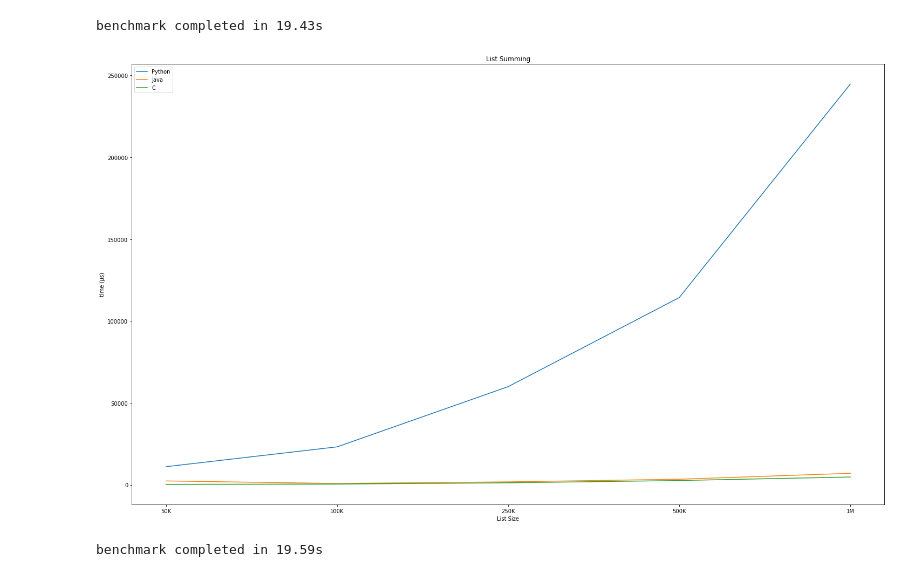
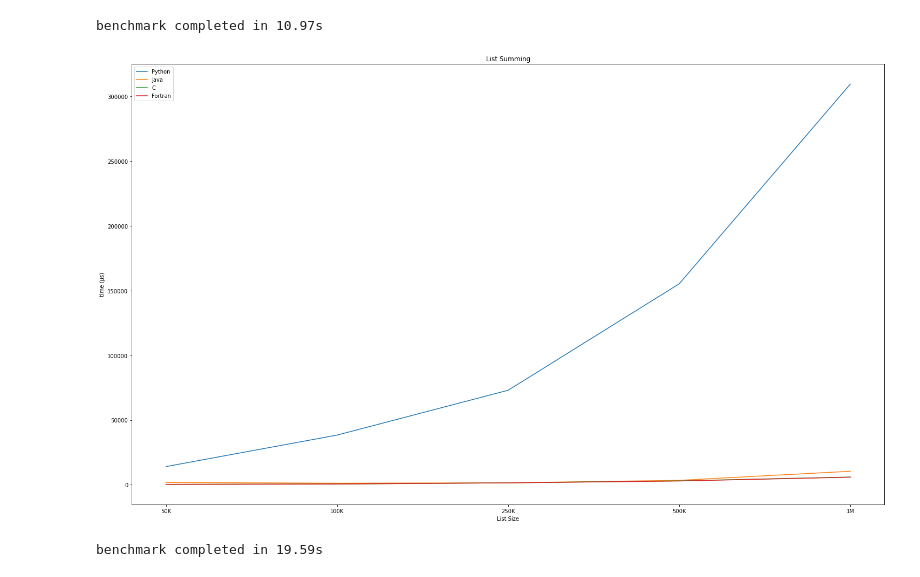
Before and after one commit to lilith0001/runtime, a Jupyter notebook: main.ipynb, the cells around one changed output. Cells and saved outputs as stored; diff of their text form; code cells hidden in the pictures.

Commit message:
Added Fortran version for list sum

```diff
--- a/main.ipynb
+++ b/main.ipynb
@@ -28,8 +28,8 @@ def fibonacci(size, unit):
 	# gfortran -O0 fibonacci/fibonacci.f90 -o classes/fibonacci.out
 	# classes/fibonacci.out <size>
 	subprocess.run(['gfortran', '-O0', 'fibonacci/fibonacci.f90', '-o', 'classes/fibonacci.out'])
-	fib_c = int(subprocess.run(['classes/fibonacci.out', size], stdout=subprocess.PIPE).stdout.decode('utf-8'))
-	runtimes['Fortran'] = int(fib_c / units[unit])
+	fib_for = int(subprocess.run(['classes/fibonacci.out', size], stdout=subprocess.PIPE).stdout.decode('utf-8'))
+	runtimes['Fortran'] = int(fib_for / units[unit])
 	return runtimes
 
 def selection(size, unit): # sorts an array of size n where array[0] = n, array[n] = 0
@@ -73,6 +73,12 @@ def sum(size, unit): # each program returns time in µs
 	# python3 sum/sum.py <size>
 	sum_py = int(subprocess.run(['python3', 'sum/sum.py', size], stdout=subprocess.PIPE).stdout.decode('utf-8'))
 	runtimes['Python'] = int(sum_py / units[unit])
+	# Fortran
+	# gfortran -O0 sum/sum.f90 -o classes/sum.out
+	# classes/sum.out <size>
+	subprocess.run(['gfortran', '-O0', 'sum/sum.f90', '-o', 'classes/sum.out'])
+	sum_for = int(subprocess.run(['classes/sum.out', size], stdout=subprocess.PIPE).stdout.decode('utf-8'))
+	runtimes['Fortran'] = int(sum_for / units[unit])
 	return runtimes
 
 def matrixmult(size, unit): # each program returns time in µs
@@ -166,36 +172,38 @@ def graph_sum(runs):
 				  '250K':sum(size='250000' ,unit=unit),
 				  '500K':sum(size='500000' ,unit=unit),
 				  '1M'  :sum(size='1000000',unit=unit)}
 	end = time.time_ns()
 	benchmark_time = "{:.2f}".format((end-start)/1000/1000/1000)
 	print(f"benchmark completed in {benchmark_time}s")
-	c, java, py = [0] * 5, [0] * 5, [0] * 5
+	c, java, py, fortran = [0] * 5, [0] * 5, [0] * 5, [0] * 5
 	for i in range(runs):
 		j = 0
 		for value in sums[i].values():
 			c[j] += value['C']
 			java[j] += value['Java']
 			py[j] += value['Python']
+			fortran[j] += value['Fortran']
 			j += 1
 	for value in c:
 		value = value / runs
 	for value in java:
 		value = value / runs
 	for value in py:
 		value = value / runs
 	plt.title('List Summing')
 	plt.rcParams['figure.figsize'] = [25, 15]
 	plt.ylabel(f'time ({unit})')
 	plt.xlabel(f'List Size')
 	plt.plot(sums[0].keys(), py, label='Python')
 	plt.plot(sums[0].keys(), java, label='Java')
 	plt.plot(sums[0].keys(), c, label='C')
+	plt.plot(sums[0].keys(), fortran, label='Fortran')
 	plt.legend()
 	plt.show()
 graph_sum(runs=3)
 # %% [output]
-benchmark completed in 19.43s
+benchmark completed in 10.97s
-[figure, old version]
+[figure, new version]
 # %%
 def graph_sel(runs):
 	#unit = 'µs'
```
Also changed, not shown: parts of 1 cell of this notebook, 1 other file.
